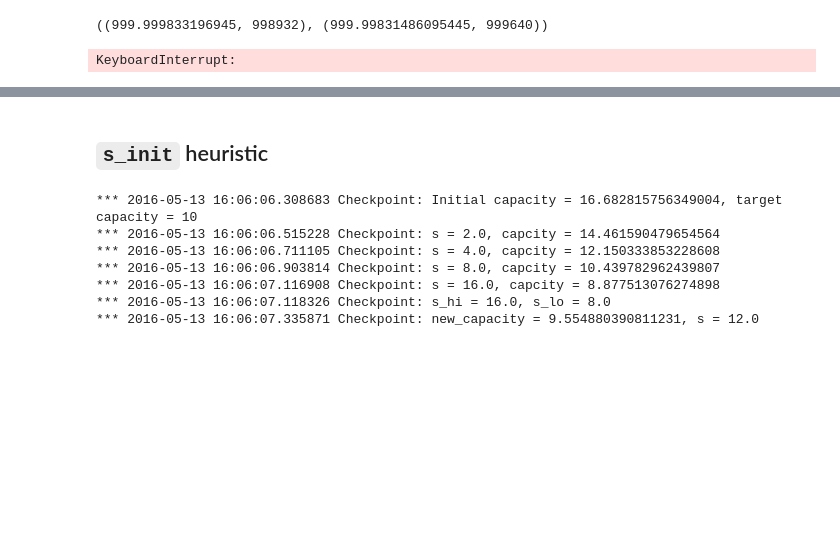
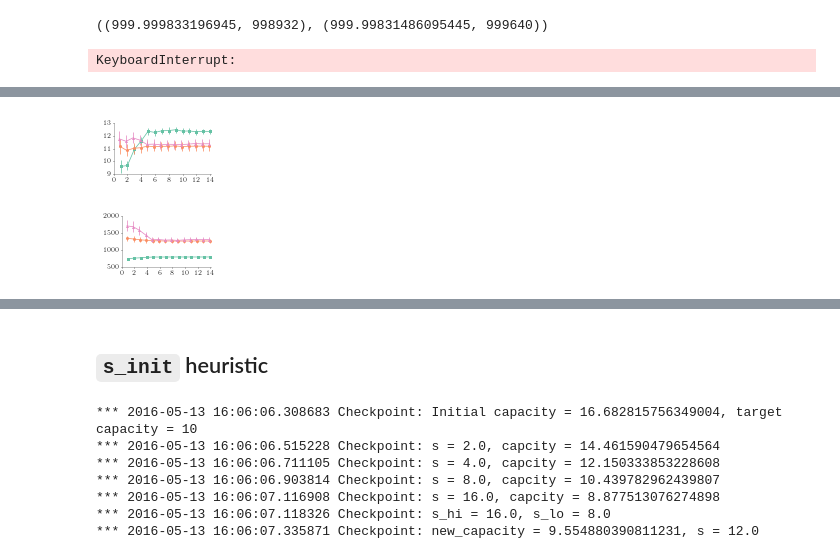
Before and after one commit to Networks-Learning/RedQueen, a Jupyter notebook: opt_broadcast.ipynb, the cells around one changed output, grey strips where cells are left out. Saved outputs shown, nothing was run; the diff lists cells and outputs as text; code cells hidden in the pictures; blank space fills up the shorter version.

```diff
--- a/opt_broadcast.ipynb
+++ b/opt_broadcast.ipynb
@@ -664,6 +562,7 @@ rank_plot(piecewise_res, 'avg_rank', None, legend=True, fig_width=8)
 # %%
 @optioned(option_arg='opts')
-def top_k_plot(res, field, file_name, K=None, with_std=True, save=False, legend=False, fig_width=None, largeFonts=False):
+def top_k_plot(res, field, file_name, K=None, with_std=True, save=False,
+               legend=False, fig_width=None, largeFonts=False):
     vals = res.df.pivot_table(index='s', columns='type', values=field, aggfunc='mean')
     std  = res.df.pivot_table(index='s', columns='type', values=field, aggfunc=np.std)
 
@@ -678,10 +577,14 @@ def top_k_plot(res, field, file_name, K=None, with_std=True, save=False, legend=
     c1, c2, c3, c4 = sns.mpl_palette('Set2', 4)
 
     X = [np.mean(res.capacities[s]) for s in vals.index]
-    plt.errorbar(X, vals.Opt, fmt='s-', yerr=std.Opt.values, label='Optimal',  color=c1, markersize=3, linewidth=0.75)
-    # plt.errorbar(X, vals.Poisson, fmt='o-', yerr=std.Poisson.values, label='Poisson', color=c2, markersize=3, linewidth=0.75)
-    plt.errorbar(X, vals.Oracle, fmt='d-', yerr=std.Oracle.values, label='Oracle', color=c3, markersize=3, linewidth=0.75)
-    plt.errorbar(X, vals.kdd, fmt='^-', yerr=std.kdd.values, label='Karimi', color=c4, markersize=3, linewidth=0.75)
+    plt.errorbar(X, vals.Opt, fmt=red_queen_fmt, yerr=std.Opt.values, label=r'\textsc{RedQueen}',
+                 color=red_queen_color, markersize=3, linewidth=0.75)
+    # plt.errorbar(X, vals.Poisson, fmt=poisson_fmt, yerr=std.Poisson.values, label='Poisson',
+    #              color=poisson_color, markersize=3, linewidth=0.75)
+    plt.errorbar(X, vals.Oracle, fmt=oracle_fmt, yerr=std.Oracle.values, label='Oracle',
+                 color=oracle_color, markersize=3, linewidth=0.75)
+    plt.errorbar(X, vals.kdd, fmt=karimi_fmt, yerr=std.kdd.values, label='Karimi',
+                 color=karimi_color, markersize=3, linewidth=0.75)
     plt.xscale('log')
     if legend:
         plt.legend(loc="upper left")
@@ -694,8 +597,6 @@ def top_k_plot(res, field, file_name, K=None, with_std=True, save=False, legend=
     format_axes(plt.gca())
     if save:
         plt.savefig(file_name, bbox_inches='tight', pad_inches=0)
-    # plt.savefig('/NL/stackexchange/work/prog/papers/online-twitter-broadcast/nips2016/figures/capacity-poisson-oracle-opt.pdf')
-    # plt.savefig('/NL/stackexchange/work/prog/papers/online-twitter-broadcast/nips2016/figures/capacity-poisson-oracle-opt-kdd.pdf')
 # %%
 piecewise_res.df.pivot_table(index='s', columns='type', values='top_1')
 # %% [output]
@@ -777,7 +678,7 @@ import os
 poisson_res.raw_results[0]
 # %%
 %%time
-plot_base = '/NL/stackexchange/work/prog/papers/online-twitter-broadcast/nips2016/figures/'
+plot_base = '/NL/stackexchange/work/prog/papers/online-twitter-broadcast/wsdm2017/FIG/'
 for name, res in [('poisson', poisson_res_2), ('hawkes', hawkes_res_2)]: # , ('piecewise', piecewise_res_2)]:
     file_name = os.path.join(plot_base, 'avg-rank-{}-wall.pdf'.format(name))
     rank_plot(res, 'avg_rank', file_name, save=True)
@@ -1250,0 +1292,10 @@ num_segments = 10
+# %%
+%%time
+new_multiple_follower_opts = \
+    Deco.Options(repetitions=200, num_followers_list=list(range(1, 15)),
+                 num_segments=24,  # This matches with the number of segments the rate of users is divided in
+                 setup_opts=multiple_follower_opts)
+with warnings.catch_warnings():
+    warnings.simplefilter('ignore')
+    run_multiple = run_multiple_followers(opts=new_multiple_follower_opts)
+    run_multiple_df = run_multiple.df
@@ -1250,0 +1407,12 @@ num_segments = 10
+# %%
+plot_multiple_followers_perf(run_multiple_df=run_multiple_df, measure='top_1',
+                             file_name='multiple-followers-top-1.pdf',
+                             yticks=[9, 10, 11, 12, 13])
+# %% [output]
+[figure, added]
+# %%
+plot_multiple_followers_perf(run_multiple_df=run_multiple_df, measure='avg_rank',
+                            file_name='multiple-followers-average-rank.pdf',
+                            yticks=[500, 1000, 1500, 2000])
+# %% [output]
+[figure, added]
```
Also changed, not shown: parts of 132 cells of this notebook.
